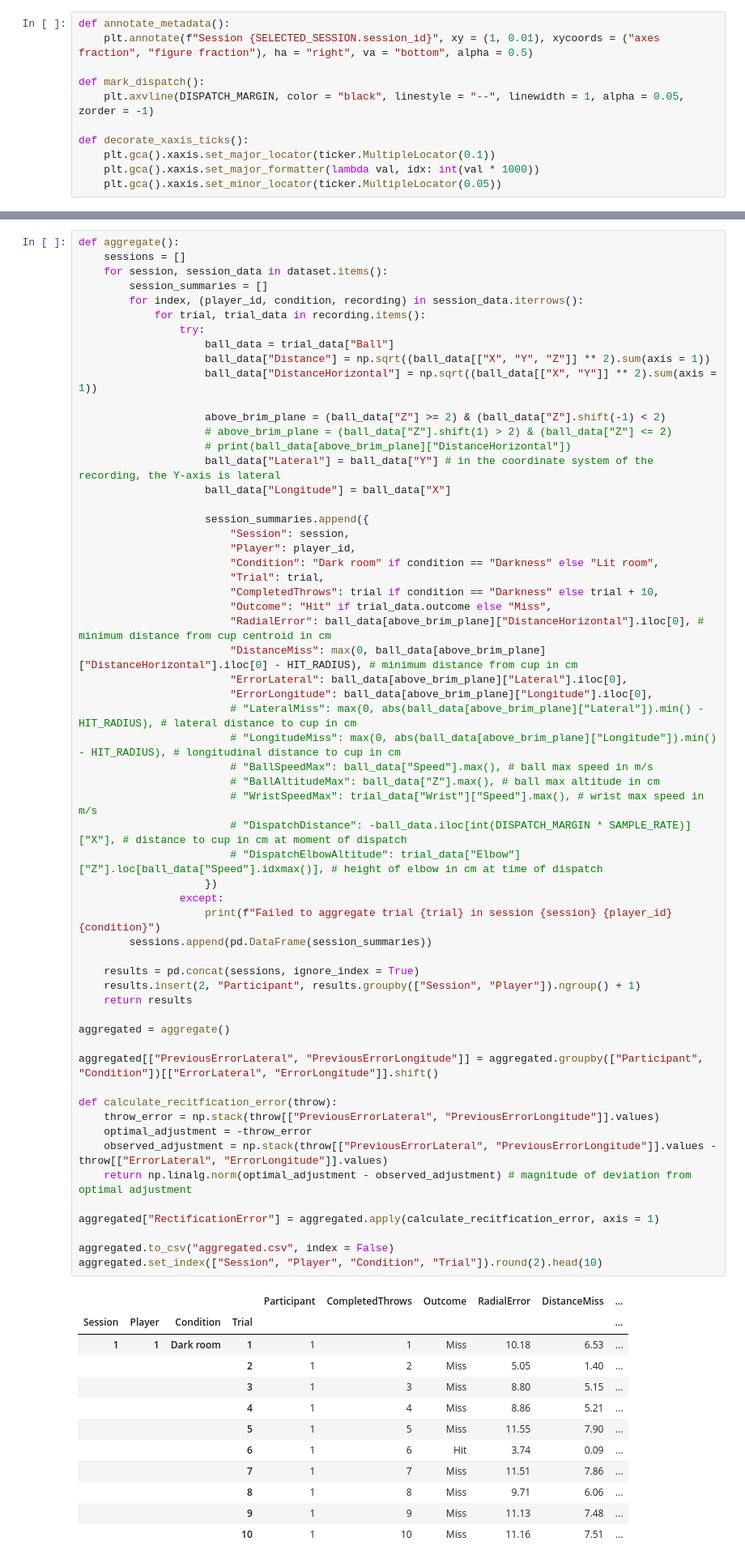
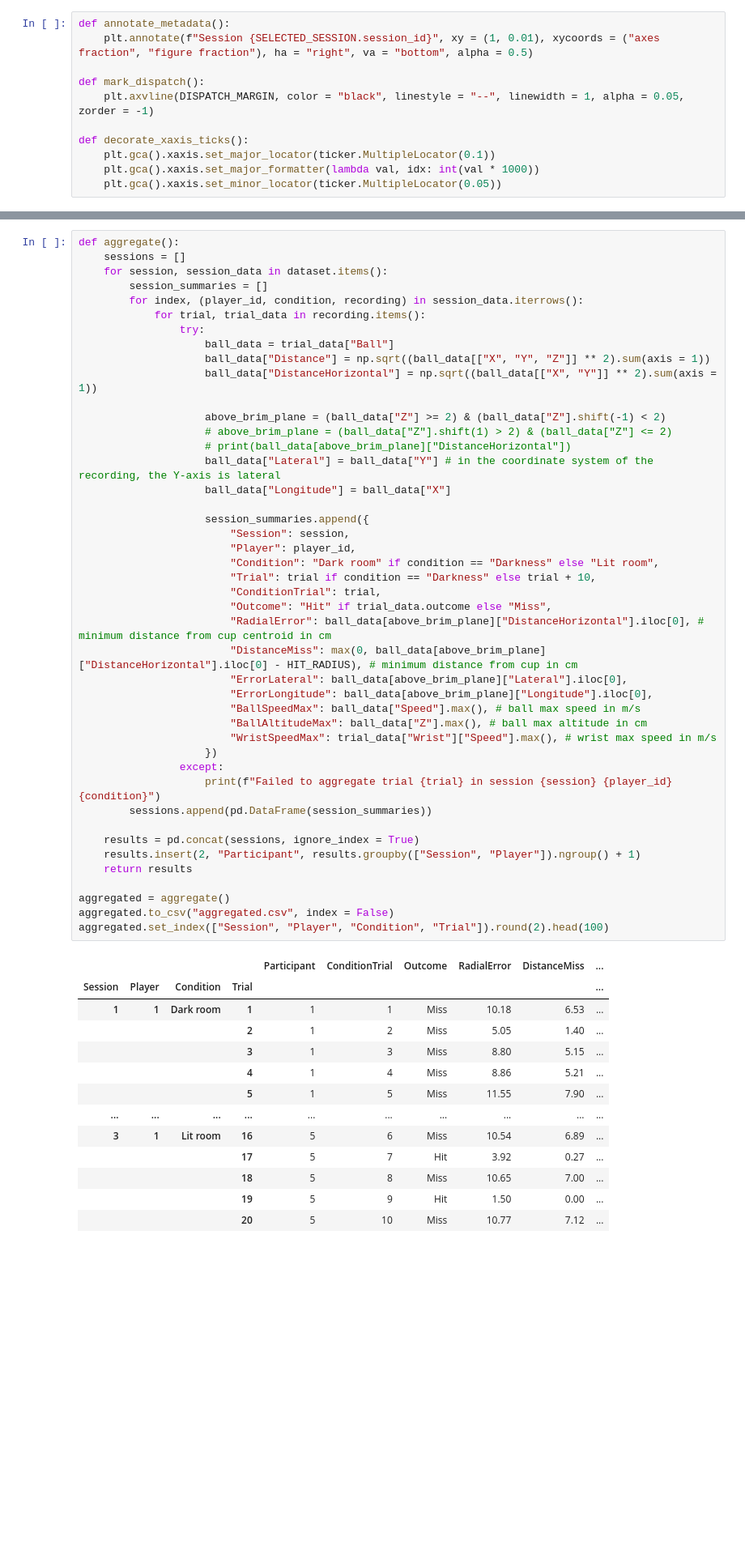
Before and after one commit to dlundgaard/BeerPongMastery, a Jupyter notebook: Analysis/analysis.ipynb, the cells around one changed output, grey strips where cells are left out. Shown at 81% size. Saved outputs shown, nothing was run; the diff lists cells and outputs as text; blank space fills up the shorter version.

```diff
--- a/Analysis/analysis.ipynb
+++ b/Analysis/analysis.ipynb
@@ -419,63 +419,49 @@ def aggregate():
                     ball_data["Distance"] = np.sqrt((ball_data[["X", "Y", "Z"]] ** 2).sum(axis = 1))
                     ball_data["DistanceHorizontal"] = np.sqrt((ball_data[["X", "Y"]] ** 2).sum(axis = 1))
 
                     above_brim_plane = (ball_data["Z"] >= 2) & (ball_data["Z"].shift(-1) < 2)
                     # above_brim_plane = (ball_data["Z"].shift(1) > 2) & (ball_data["Z"] <= 2)
                     # print(ball_data[above_brim_plane]["DistanceHorizontal"])
                     ball_data["Lateral"] = ball_data["Y"] # in the coordinate system of the recording, the Y-axis is lateral
                     ball_data["Longitude"] = ball_data["X"]
 
                     session_summaries.append({
                         "Session": session,
                         "Player": player_id,
                         "Condition": "Dark room" if condition == "Darkness" else "Lit room",
-                        "Trial": trial,
-                        "CompletedThrows": trial if condition == "Darkness" else trial + 10,
+                        "Trial": trial if condition == "Darkness" else trial + 10,
+                        "ConditionTrial": trial,
                         "Outcome": "Hit" if trial_data.outcome else "Miss",
                         "RadialError": ball_data[above_brim_plane]["DistanceHorizontal"].iloc[0], # minimum distance from cup centroid in cm
                         "DistanceMiss": max(0, ball_data[above_brim_plane]["DistanceHorizontal"].iloc[0] - HIT_RADIUS), # minimum distance from cup in cm
                         "ErrorLateral": ball_data[above_brim_plane]["Lateral"].iloc[0],
                         "ErrorLongitude": ball_data[above_brim_plane]["Longitude"].iloc[0],
-                        # "LateralMiss": max(0, abs(ball_data[above_brim_plane]["Lateral"]).min() - HIT_RADIUS), # lateral distance to cup in cm
-                        # "LongitudeMiss": max(0, abs(ball_data[above_brim_plane]["Longitude"]).min() - HIT_RADIUS), # longitudinal distance to cup in cm
-                        # "BallSpeedMax": ball_data["Speed"].max(), # ball max speed in m/s
-                        # "BallAltitudeMax": ball_data["Z"].max(), # ball max altitude in cm
-                        # "WristSpeedMax": trial_data["Wrist"]["Speed"].max(), # wrist max speed in m/s
-                        # "DispatchDistance": -ball_data.iloc[int(DISPATCH_MARGIN * SAMPLE_RATE)]["X"], # distance to cup in cm at moment of dispatch
-                        # "DispatchElbowAltitude": trial_data["Elbow"]["Z"].loc[ball_data["Speed"].idxmax()], # height of elbow in cm at time of dispatch
+                        "BallSpeedMax": ball_data["Speed"].max(), # ball max speed in m/s
+                        "BallAltitudeMax": ball_data["Z"].max(), # ball max altitude in cm
+                        "WristSpeedMax": trial_data["Wrist"]["Speed"].max(), # wrist max speed in m/s
                     })
                 except:
                     print(f"Failed to aggregate trial {trial} in session {session} {player_id} {condition}")
         sessions.append(pd.DataFrame(session_summaries))
 
     results = pd.concat(sessions, ignore_index = True)
     results.insert(2, "Participant", results.groupby(["Session", "Player"]).ngroup() + 1)
     return results
 
 aggregated = aggregate()
-
-aggregated[["PreviousErrorLateral", "PreviousErrorLongitude"]] = aggregated.groupby(["Participant",  "Condition"])[["ErrorLateral", "ErrorLongitude"]].shift()
-
-def calculate_recitfication_error(throw):
-    throw_error = np.stack(throw[["PreviousErrorLateral", "PreviousErrorLongitude"]].values)
-    optimal_adjustment = -throw_error
-    observed_adjustment = np.stack(throw[["PreviousErrorLateral", "PreviousErrorLongitude"]].values - throw[["ErrorLateral", "ErrorLongitude"]].values)
-    return np.linalg.norm(optimal_adjustment - observed_adjustment) # magnitude of deviation from optimal adjustment
-
-aggregated["RectificationError"] = aggregated.apply(calculate_recitfication_error, axis = 1)
-
 aggregated.to_csv("aggregated.csv", index = False)
-aggregated.set_index(["Session", "Player", "Condition", "Trial"]).round(2).head(10)
+aggregated.set_index(["Session", "Player", "Condition", "Trial"]).round(2).head(100)
 # %% [output]
-|  |  |  |  | Participant | CompletedThrows | Outcome | RadialError | DistanceMiss | ... |
+|  |  |  |  | Participant | ConditionTrial | Outcome | RadialError | DistanceMiss | ... |
 | Session | Player | Condition | Trial |  |  |  |  |  | ... |
 | 1 | 1 | Dark room | 1 | 1 | 1 | Miss | 10.18 | 6.53 | ... |
 |  |  |  | 2 | 1 | 2 | Miss | 5.05 | 1.40 | ... |
 |  |  |  | 3 | 1 | 3 | Miss | 8.80 | 5.15 | ... |
 |  |  |  | 4 | 1 | 4 | Miss | 8.86 | 5.21 | ... |
 |  |  |  | 5 | 1 | 5 | Miss | 11.55 | 7.90 | ... |
-|  |  |  | 6 | 1 | 6 | Hit | 3.74 | 0.09 | ... |
-|  |  |  | 7 | 1 | 7 | Miss | 11.51 | 7.86 | ... |
-|  |  |  | 8 | 1 | 8 | Miss | 9.71 | 6.06 | ... |
-|  |  |  | 9 | 1 | 9 | Miss | 11.13 | 7.48 | ... |
-|  |  |  | 10 | 1 | 10 | Miss | 11.16 | 7.51 | ... |
+| ... | ... | ... | ... | ... | ... | ... | ... | ... | ... |
+| 3 | 1 | Lit room | 16 | 5 | 6 | Miss | 10.54 | 6.89 | ... |
+|  |  |  | 17 | 5 | 7 | Hit | 3.92 | 0.27 | ... |
+|  |  |  | 18 | 5 | 8 | Miss | 10.65 | 7.00 | ... |
+|  |  |  | 19 | 5 | 9 | Hit | 1.50 | 0.00 | ... |
+|  |  |  | 20 | 5 | 10 | Miss | 10.77 | 7.12 | ... |
```
Also changed, not shown: parts of 4 cells of this notebook, 7 other files.
